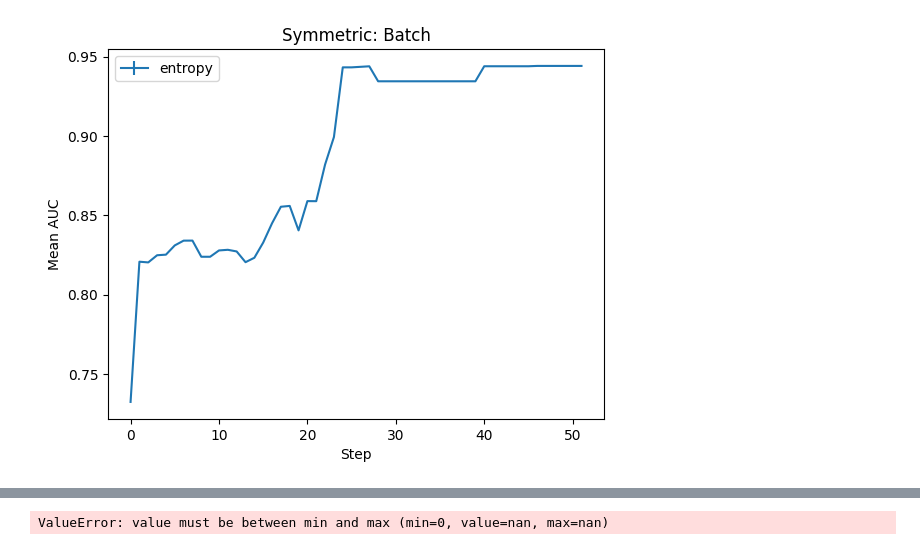
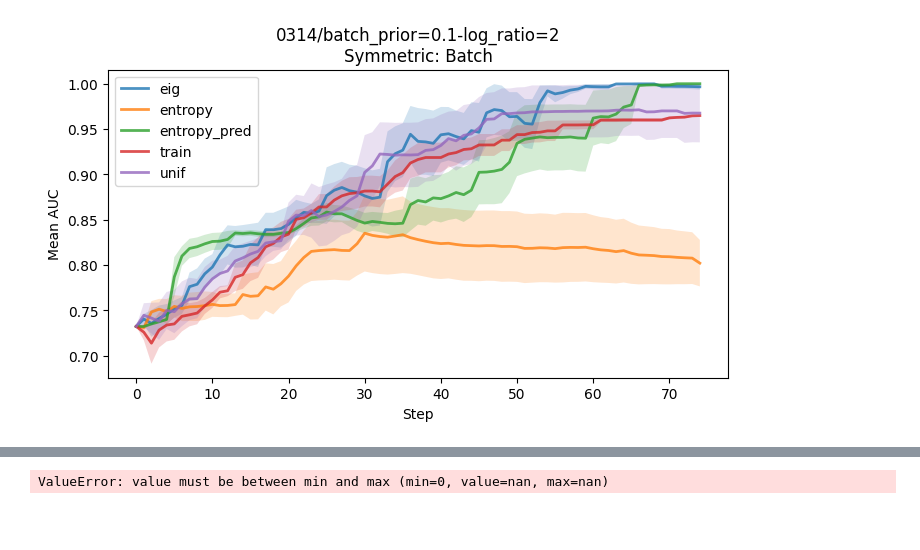
Before and after one commit to jacobandreas/lm-informants, a Jupyter notebook: working.ipynb, the cells around one changed output, grey strips where cells are left out. Saved outputs shown, nothing was run; the diff lists cells and outputs as text; code cells hidden in the pictures; blank space fills up the shorter version.

```diff
--- a/working.ipynb
+++ b/working.ipynb
@@ -7,6 +7,13 @@ from sklearn import metrics
 def cost_to_prob(cost):
     return np.exp(cost * -1)
 # %%
+# colors = {
+#     "train": "tab:blue",
+#     "entropy_pred": "tab:green",
+#     "entropy": "tab:purple",
+#     "eig": "tab:orange",
+#     "unif": "tab:gray"}
+
 def eval_auc(df, TI_only=False):
     df['Prob'] = df.apply(lambda row: [cost_to_prob(c) for c in eval(row['Costs'])], axis=1)
     df['auc'] = df.apply(lambda row: get_auc(row, TI_only=TI_only), axis=1)
@@ -69,7 +76,7 @@ def plot_auc_fancy(df, TI_only=False, title=None):
     if title is not None:
         plt.title(title)
 
-    plt.ylim(0.6, 1.0)
+#     plt.ylim(0.6, 1.0)
 
     # display the plot
     plt.show()
@@ -108,6 +109,6 @@ plot_auc_fancy(df[df['N_INIT']==0], title="Symmetric: Batch")
-# %%
-df = pd.read_csv(f'{experiment_dir}/BroadHoldoutEvals.csv')
-# df = df.query("Run == 0 and Strategy == 'entropy'")
-plot_auc(df[df['N_INIT']==0], title="Symmetric: Batch")
-# %% [output]
-[figure, removed]
+# %%
+df = pd.read_csv(f'{experiment_dir}/BroadHoldoutEvals.csv')
+# df = df.query("Run == 0 and Strategy == 'entropy'")
+plot_auc_fancy(df[df['N_INIT']==0], title=f"{exp}\nSymmetric: Batch")
+# %% [output]
+[figure, added]
```
Also changed, not shown: parts of 3 cells of this notebook, 2 other files.
